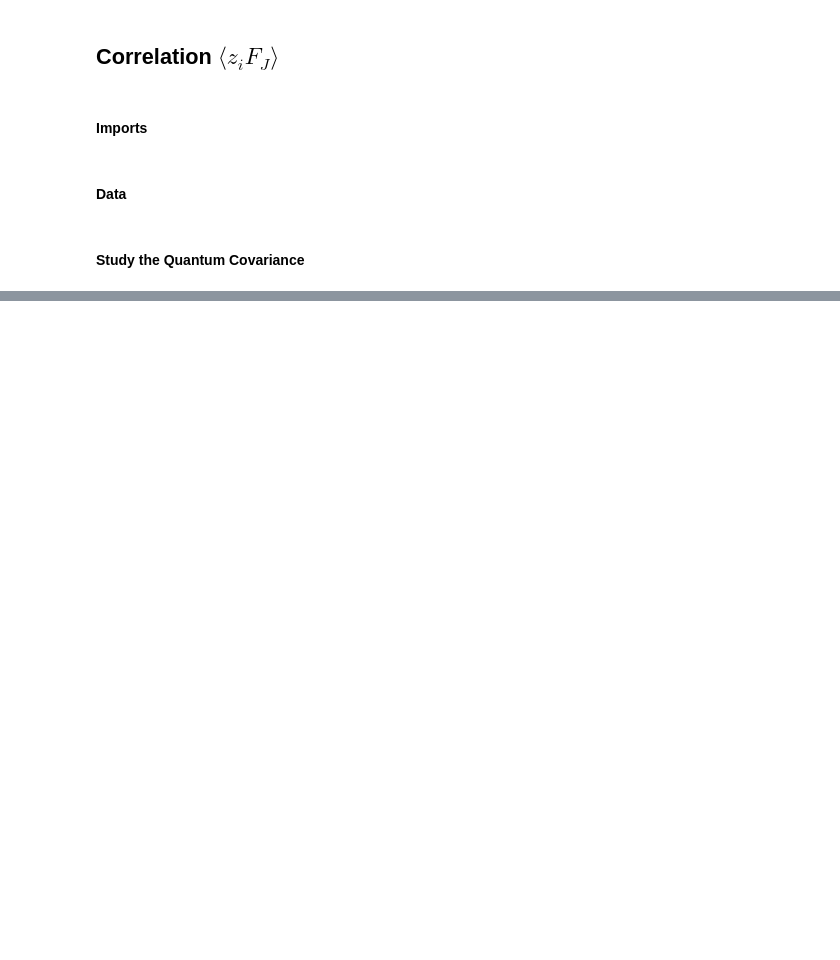
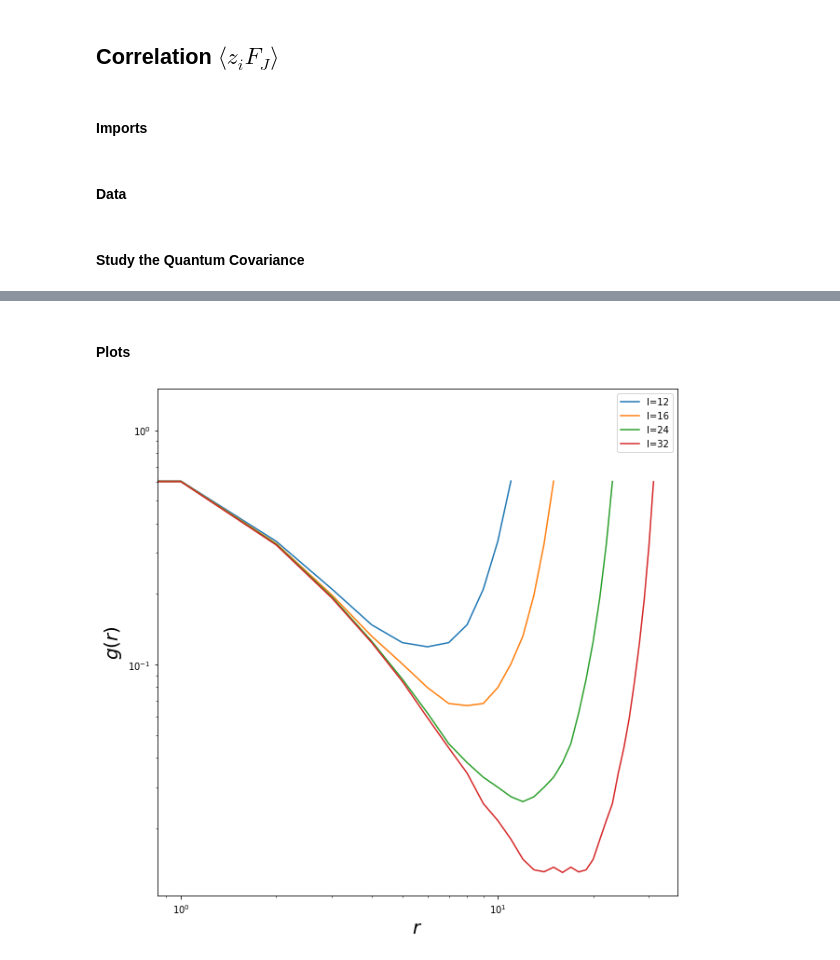
Before and after one commit to emacosta95/quantum_simulations_for_ising, a Jupyter notebook: CorrelationZXX.ipynb, the cells around one changed output, grey strips where cells are left out. Cells and saved outputs as stored; diff of their text form; code cells hidden in the pictures; blank space fills up the shorter version.

```diff
--- a/CorrelationZXX.ipynb
+++ b/CorrelationZXX.ipynb
@@ -86,8 +77,0 @@ for l in ls:
-# %%
-for i in range(100):
-    plt.plot(g[16][i])
-plt.show()
-
-for i in range(100):
-    plt.plot(g[24][i])
-plt.show()
@@ -96,0 +87,23 @@ plt.show()
+# %%
+ls=[12,16,24,32]
+zs={}
+fs={}
+cov={}
+g={}
+for l in ls:
+    data=np.load(f'data/dataset_1nn/081222/test_unet_periodic_{l}_l_2.7_h_15000_n.npz')
+    z=data['density']
+    f=data['density_F']
+    zs[l]=z
+    fs[l]=f
+    cov[l]=np.average(z[:,:,None]*z[:,None,:],axis=0)-np.average(z,axis=0)[:,None]*np.average(z,axis=0)[None,:]
+    cov[l]=cov[l]/(np.std(z,axis=0)[:,None]*np.std(f,axis=0)[None,:])
+
+    idx=np.arange(l)
+    c=np.zeros((l,l))
+    print(c.shape)
+    print(cov[l].shape)
+    for i in range(l):
+        c[i%l,:]=cov[l][idx,(idx+i)%l]
+
+    g[l]=np.average(c,axis=-1)
@@ -96,0 +119,13 @@ plt.show()
+# %% [markdown]
+#### Plots
+# %%
+plt.figure(figsize=(10,10))
+for l in ls:
+    plt.plot(g[l],label=f'l={l}')
+plt.loglog()
+plt.legend()
+plt.xlabel(r'$r$',fontsize=20)
+plt.ylabel(r'$g(r)$',fontsize=20)
+plt.show()
+# %% [output]
+[figure, added]
```
Also changed, not shown: parts of 7 cells of this notebook.
